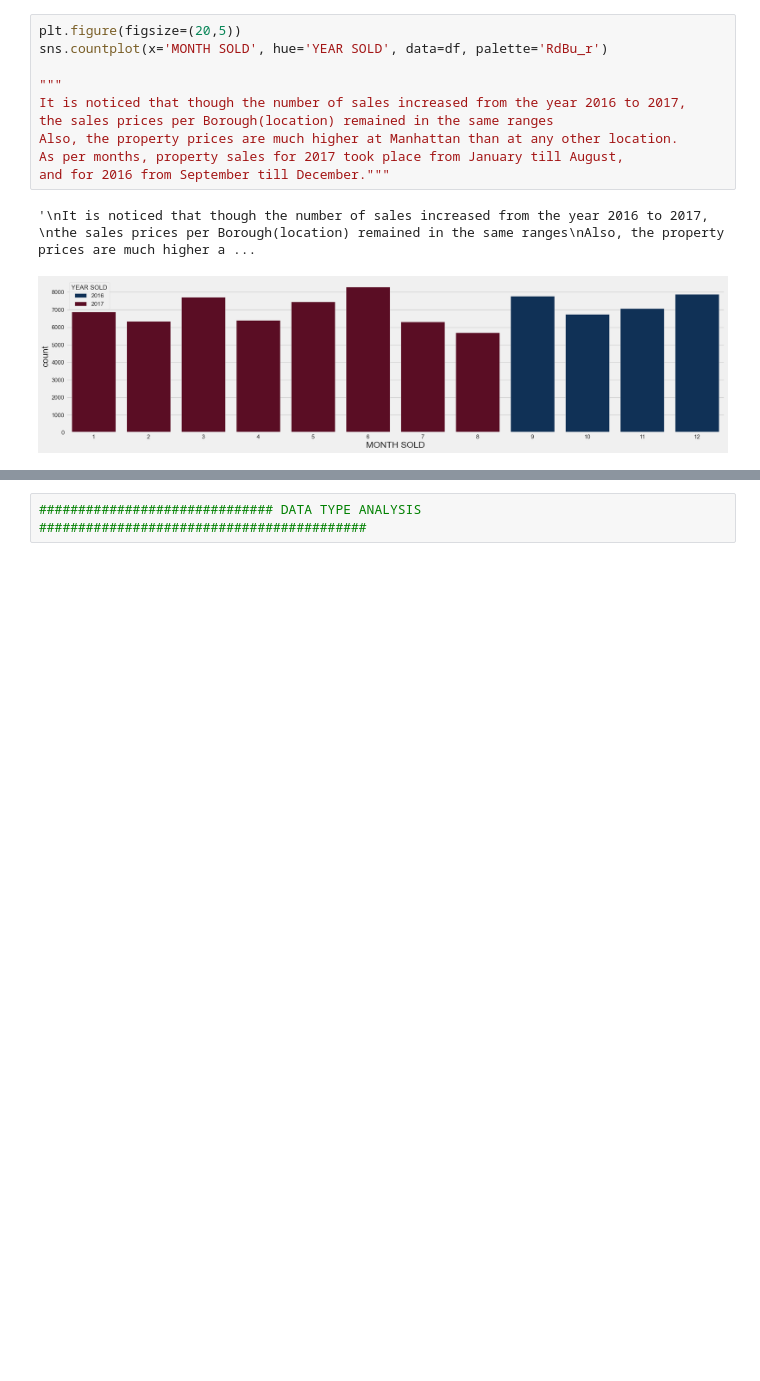
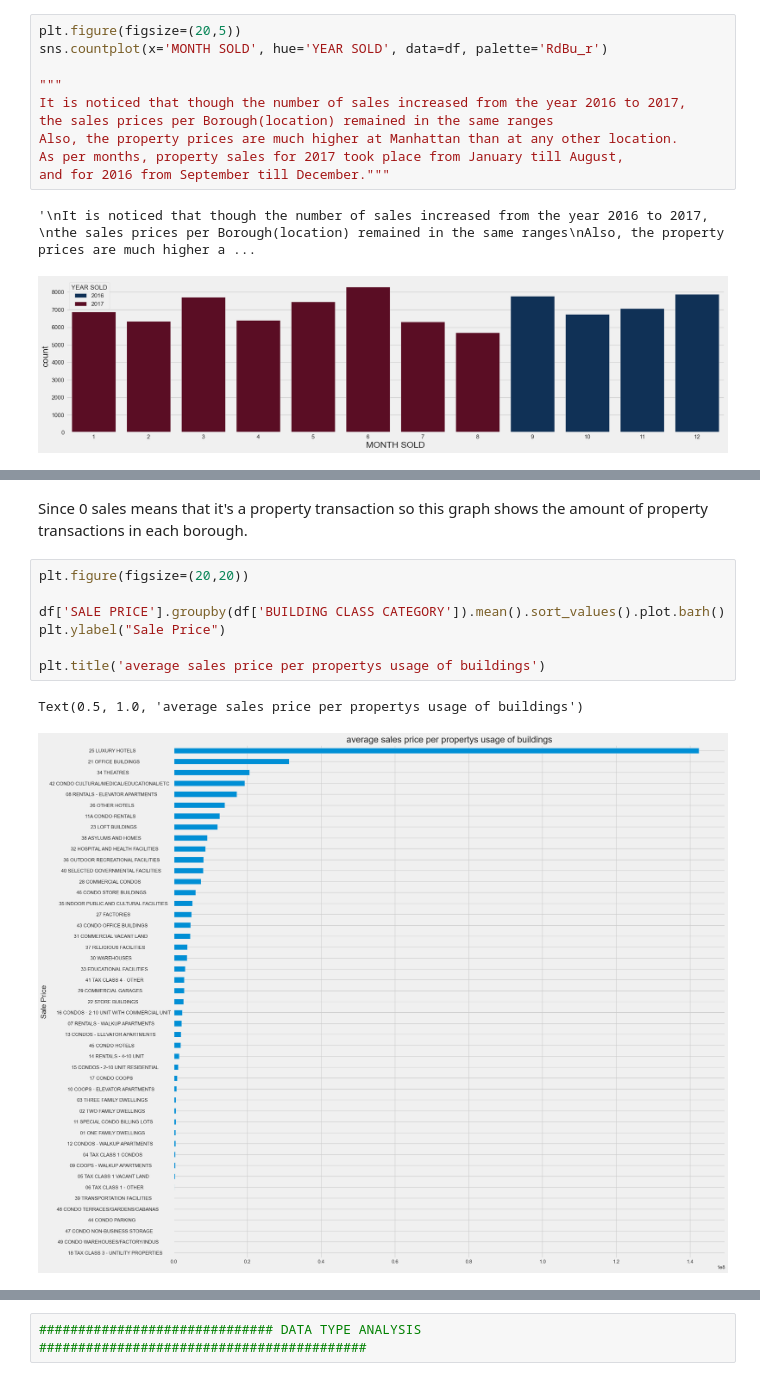
Before and after one commit to baha-ulug/exploratory-analysis, a Jupyter notebook: exploratory_analysis.ipynb, the cells around one changed output, grey strips where cells are left out. Cells and saved outputs as stored; diff of their text form; blank space fills up the shorter version.

```diff
--- a/exploratory_analysis.ipynb
+++ b/exploratory_analysis.ipynb
@@ -211,0 +222,12 @@ and for 2016 from September till December."""
+# %% [markdown]
+Since 0 sales means that it's a property transaction so this graph shows the amount of property transactions in each borough.
+# %%
+plt.figure(figsize=(20,20))
+
+df['SALE PRICE'].groupby(df['BUILDING CLASS CATEGORY']).mean().sort_values().plot.barh()
+plt.ylabel("Sale Price")
+
+plt.title('average sales price per propertys usage of buildings')
+# %% [output]
+Text(0.5, 1.0, 'average sales price per propertys usage of buildings')
+[figure, added]
```
Also changed, not shown: parts of 37 cells of this notebook.
